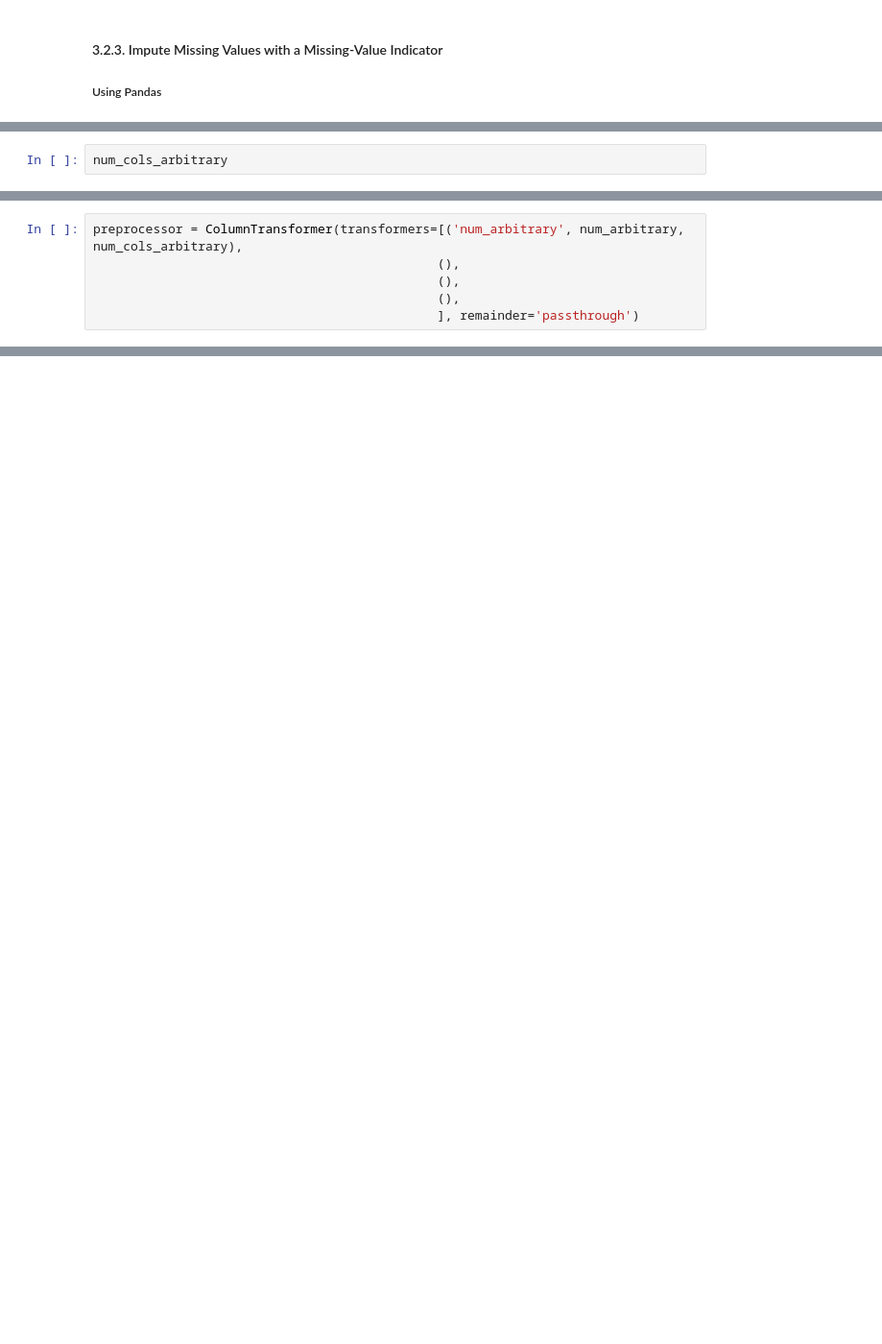
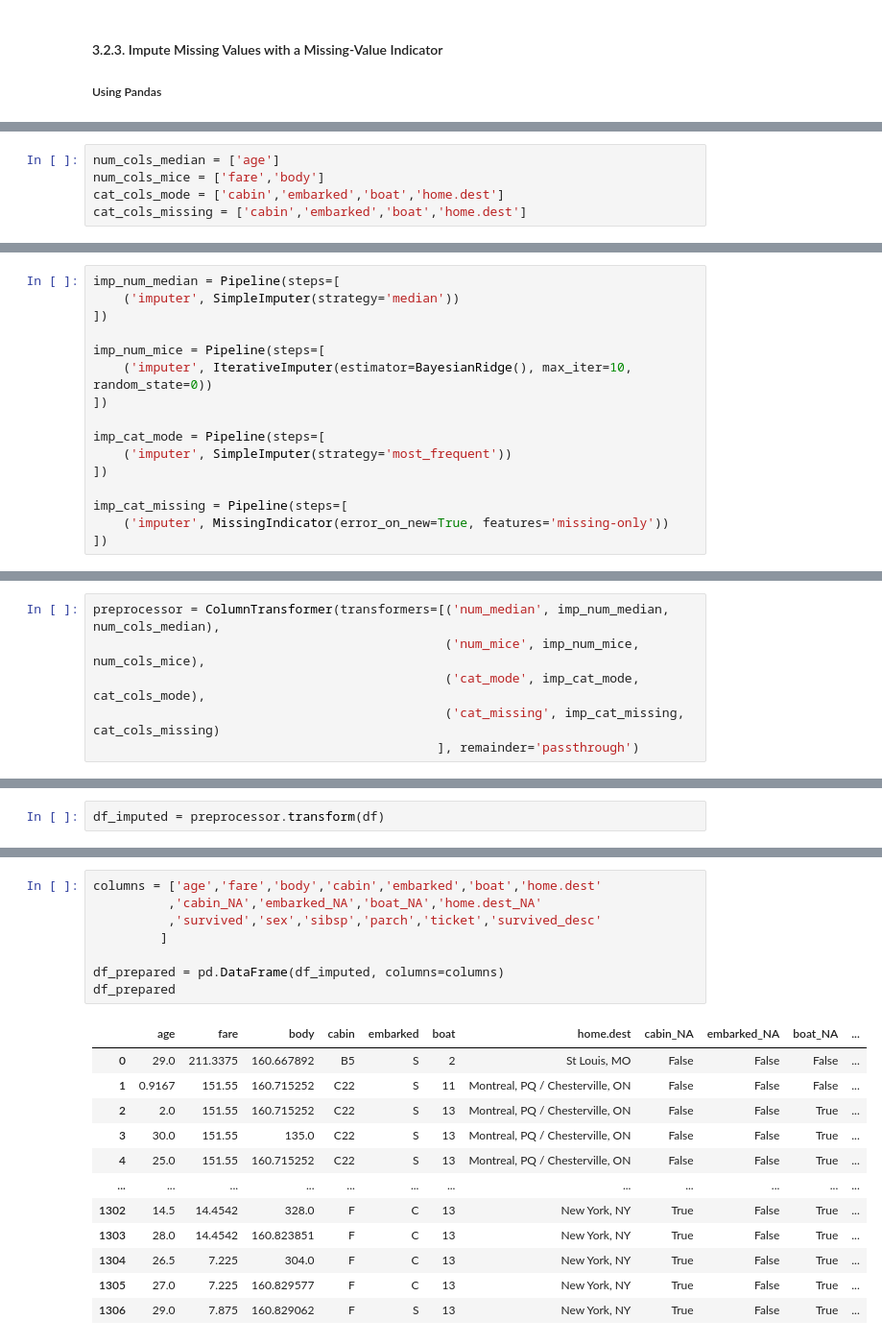
Before and after one commit to jtupitza-msft/edsp-mentoring-program, a Jupyter notebook: 02-Data-Preparation.ipynb, the cells around one changed output, grey strips where cells are left out. Shown at 96% size. Saved outputs shown, nothing was run; the diff lists cells and outputs as text; blank space fills up the shorter version.

```diff
--- a/02-Data-Preparation.ipynb
+++ b/02-Data-Preparation.ipynb
@@ -402,2 +437,5 @@ cabin        1014
 # %%
-num_cols_arbitrary
+num_cols_median = ['age']
+num_cols_mice = ['fare','body']
+cat_cols_mode = ['cabin','embarked','boat','home.dest']
+cat_cols_missing = ['cabin','embarked','boat','home.dest']
@@ -403,0 +444,16 @@ num_cols_arbitrary
+# %%
+imp_num_median = Pipeline(steps=[
+    ('imputer', SimpleImputer(strategy='median'))
+])
+
+imp_num_mice = Pipeline(steps=[
+    ('imputer', IterativeImputer(estimator=BayesianRidge(), max_iter=10, random_state=0))
+])
+
+imp_cat_mode = Pipeline(steps=[
+    ('imputer', SimpleImputer(strategy='most_frequent'))
+])
+
+imp_cat_missing = Pipeline(steps=[
+    ('imputer', MissingIndicator(error_on_new=True, features='missing-only'))
+])
@@ -404,6 +462,6 @@ num_cols_arbitrary
 # %%
-preprocessor = ColumnTransformer(transformers=[('num_arbitrary', num_arbitrary, num_cols_arbitrary),
-                                              (),
-                                              (),
-                                              (),
+preprocessor = ColumnTransformer(transformers=[('num_median', imp_num_median, num_cols_median),
+                                               ('num_mice', imp_num_mice, num_cols_mice),
+                                               ('cat_mode', imp_cat_mode, cat_cols_mode),
+                                               ('cat_missing', imp_cat_missing, cat_cols_missing)
                                               ], remainder='passthrough')
@@ -413 +491,3 @@ preprocessor.transform(df)
+# %%
+df_imputed = preprocessor.transform(df)
 # %%
@@ -414,0 +514,21 @@ pd.DataFrame(df).isnull().sum()
+# %%
+columns = ['age','fare','body','cabin','embarked','boat','home.dest'
+          ,'cabin_NA','embarked_NA','boat_NA','home.dest_NA'
+          ,'survived','sex','sibsp','parch','ticket','survived_desc'
+         ]
+
+df_prepared = pd.DataFrame(df_imputed, columns=columns)
+df_prepared
+# %% [output]
+|  | age | fare | body | cabin | embarked | boat | home.dest | cabin_NA | embarked_NA | boat_NA | ... |
+| 0 | 29.0 | 211.3375 | 160.667892 | B5 | S | 2 | St Louis, MO | False | False | False | ... |
+| 1 | 0.9167 | 151.55 | 160.715252 | C22 | S | 11 | Montreal, PQ / Chesterville, ON | False | False | False | ... |
+| 2 | 2.0 | 151.55 | 160.715252 | C22 | S | 13 | Montreal, PQ / Chesterville, ON | False | False | True | ... |
+| 3 | 30.0 | 151.55 | 135.0 | C22 | S | 13 | Montreal, PQ / Chesterville, ON | False | False | True | ... |
+| 4 | 25.0 | 151.55 | 160.715252 | C22 | S | 13 | Montreal, PQ / Chesterville, ON | False | False | True | ... |
+| ... | ... | ... | ... | ... | ... | ... | ... | ... | ... | ... | ... |
+| 1302 | 14.5 | 14.4542 | 328.0 | F | C | 13 | New York, NY | True | False | True | ... |
+| 1303 | 28.0 | 14.4542 | 160.823851 | F | C | 13 | New York, NY | True | False | True | ... |
+| 1304 | 26.5 | 7.225 | 304.0 | F | C | 13 | New York, NY | True | False | True | ... |
+| 1305 | 27.0 | 7.225 | 160.829577 | F | C | 13 | New York, NY | True | False | True | ... |
+| 1306 | 29.0 | 7.875 | 160.829062 | F | S | 13 | New York, NY | True | False | True | ... |
```
Also changed, not shown: parts of 69 cells of this notebook.
